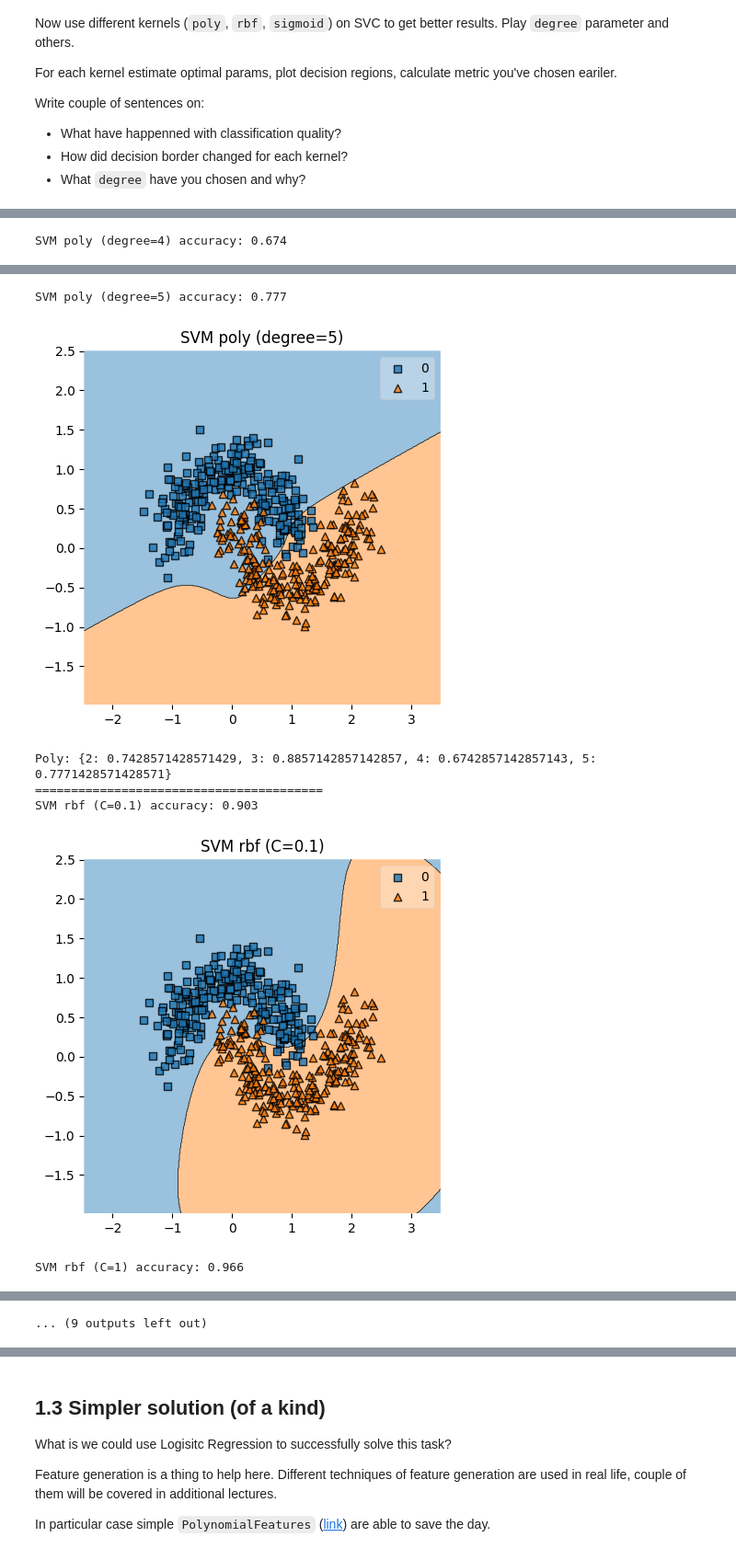
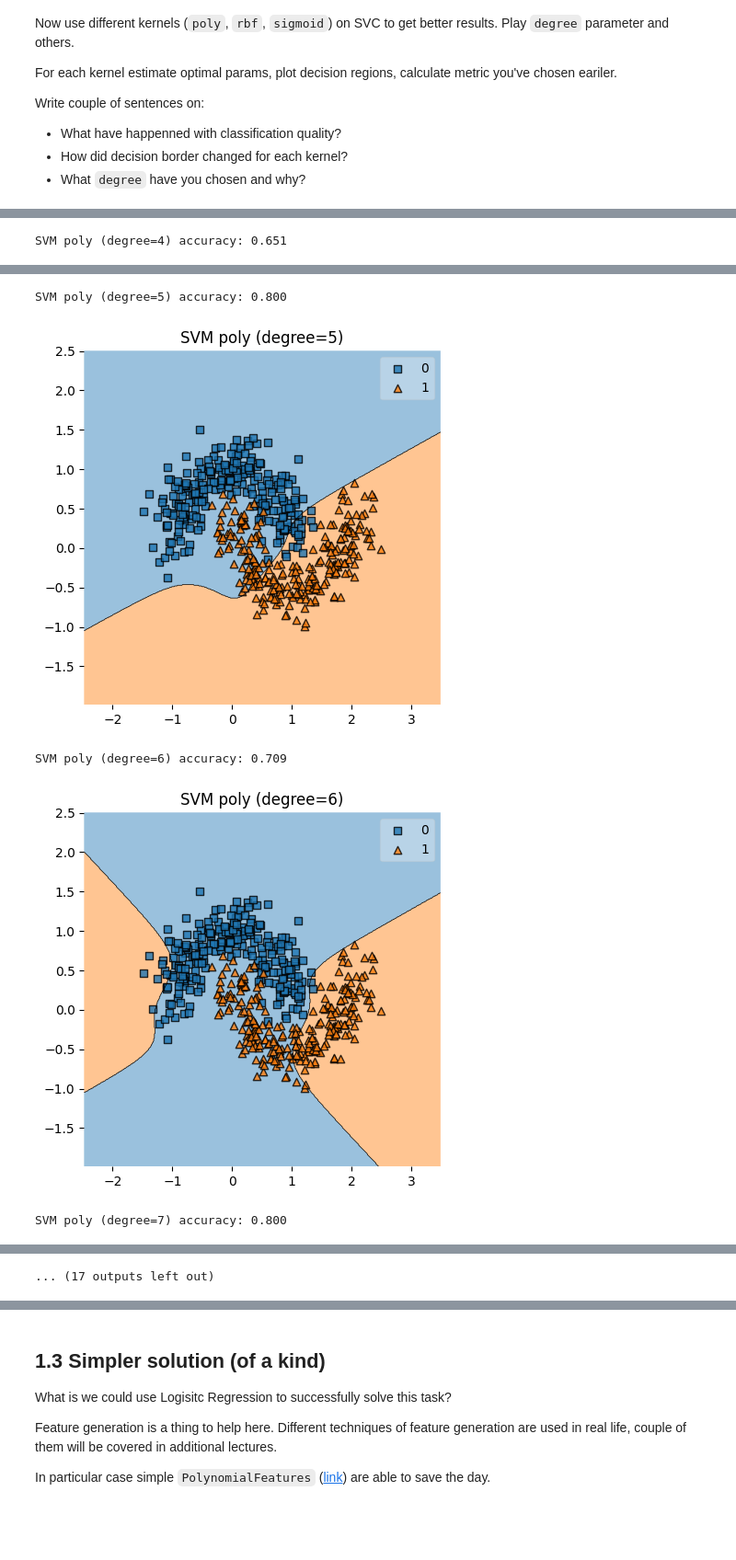
Before and after one commit to EgorOvechkin/lab, a Jupyter notebook: lab01_part3.ipynb, the cells around one changed output, grey strips where cells are left out. Shown at 92% size. Saved outputs shown, nothing was run; the diff lists cells and outputs as text; code cells hidden in the pictures; blank space fills up the shorter version.

```diff
--- a/lab01_part3.ipynb
+++ b/lab01_part3.ipynb
@@ -84,14 +84,18 @@ Write couple of sentences on:
 * What `degree` have you chosen and why?
 # %%
 ### YOUR CODE HERE
-def fit_and_plot(model, label):
-    model.fit(X_train, y_train)
-    y_pred = model.predict(X_test)
-    acc = accuracy_score(y_test, y_pred)
+def fit_and_plot(
+    model, label,
+    Xtr=X_train, ytr=y_train, X_tst=X_test, y_tst=y_test,
+    X_all=moons_points, y_all=moons_labels
+    ):
+    model.fit(Xtr, ytr)
+    y_pred = model.predict(X_tst)
+    acc = accuracy_score(y_tst, y_pred)
     print(f"{label} accuracy: {acc:.3f}")
 
     plt.figure(figsize=(5, 5))
-    plot_decision_regions(X=moons_points, y=moons_labels, clf=model)
+    plot_decision_regions(X=X_all, y=y_all, clf=model)
     plt.title(label)
     plt.show()
 
@@ -106,7 +110,7 @@ print("Poly:", poly_results)
 print("=" * 40)
 
 rbf_results = {}
-for C in [0.1, 1, 10]:
+for C in [0.1, 1, 10, 13]:
     model = SVC(kernel='rbf', C=C, gamma='scale')
     acc = fit_and_plot(model, f"SVM rbf (C={C})")
     rbf_results[C] = acc
@@ -128 +132 @@ SVM poly (degree=3) accuracy: 0.886
-SVM poly (degree=4) accuracy: 0.674
+SVM poly (degree=4) accuracy: 0.651
@@ -130,7 +134,5 @@ SVM poly (degree=4) accuracy: 0.674
-SVM poly (degree=5) accuracy: 0.777
+SVM poly (degree=5) accuracy: 0.800
 [figure]
-Poly: {2: 0.7428571428571429, 3: 0.8857142857142857, 4: 0.6742857142857143, 5: 0.7771428571428571}
-========================================
-SVM rbf (C=0.1) accuracy: 0.903
+SVM poly (degree=6) accuracy: 0.709
-[figure, old version]
+[figure, new version]
-SVM rbf (C=1) accuracy: 0.966
+SVM poly (degree=7) accuracy: 0.800
@@ -138,4 +140,4 @@ SVM rbf (C=1) accuracy: 0.966
-... (9 outputs left out)
+... (17 outputs left out)
 # %% [markdown]
 Использование ядер улучшило качество классификации в некоторых случаях. RBF ядро показало хорошие результаты с точностью > 0.9
 
```
Also changed, not shown: parts of 9 cells of this notebook.
